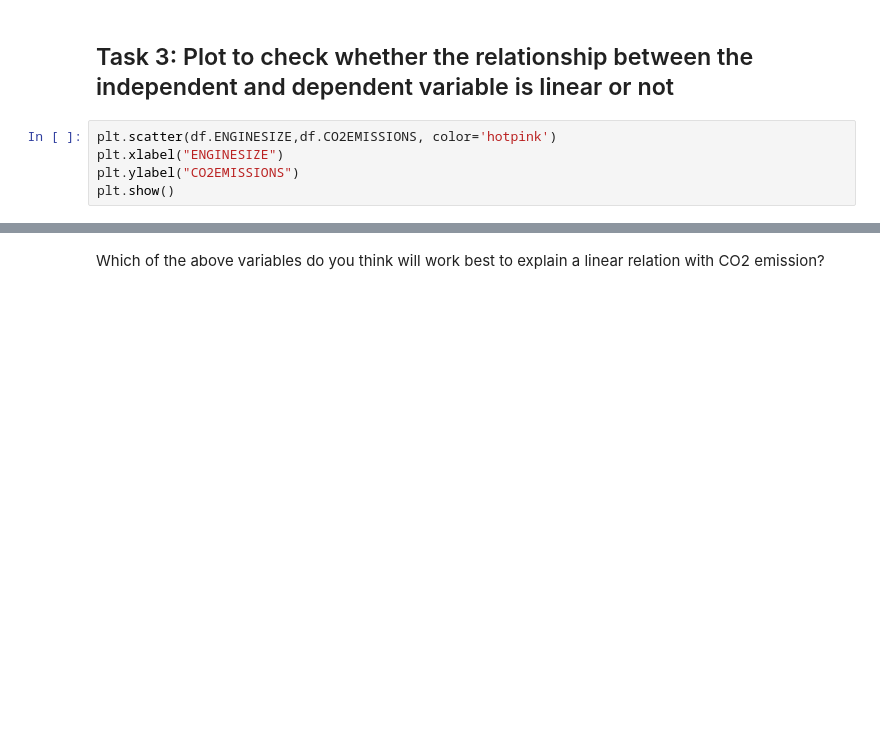
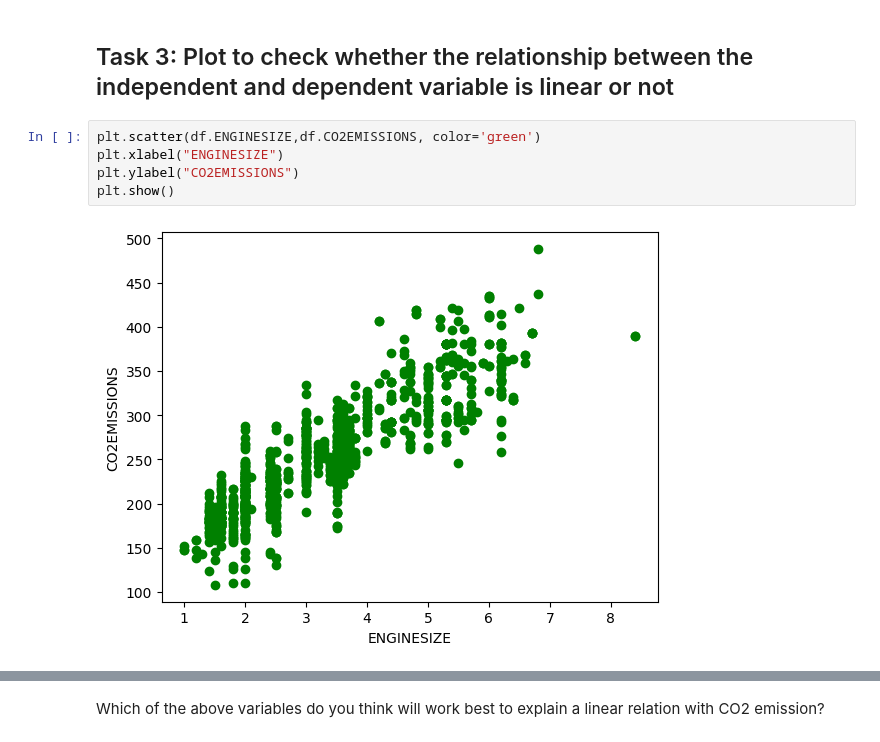
Before and after one commit to 535amar/CMP7005_Programming-for-Data-Analysis_S1_25, a Jupyter notebook: Simple_Linear_Regression_Workshop_8_.ipynb, the cells around one changed output, grey strips where cells are left out. Drawn from its saved outputs; the diff is of its cells as text; blank space fills up the shorter version.

```diff
--- a/Simple_Linear_Regression_Workshop_8_.ipynb
+++ b/Simple_Linear_Regression_Workshop_8_.ipynb
@@ -49,8 +79,10 @@ cdf
 # %% [markdown]
 ## Task 3: Plot to check whether the relationship between the independent and dependent variable is linear or not
 # %%
-plt.scatter(df.ENGINESIZE,df.CO2EMISSIONS, color='hotpink')
+plt.scatter(df.ENGINESIZE,df.CO2EMISSIONS, color='green')
 plt.xlabel("ENGINESIZE")
 plt.ylabel("CO2EMISSIONS")
 plt.show()
+# %% [output]
+[figure, added]
 # %%
```
Also changed, not shown: parts of 17 cells of this notebook.
